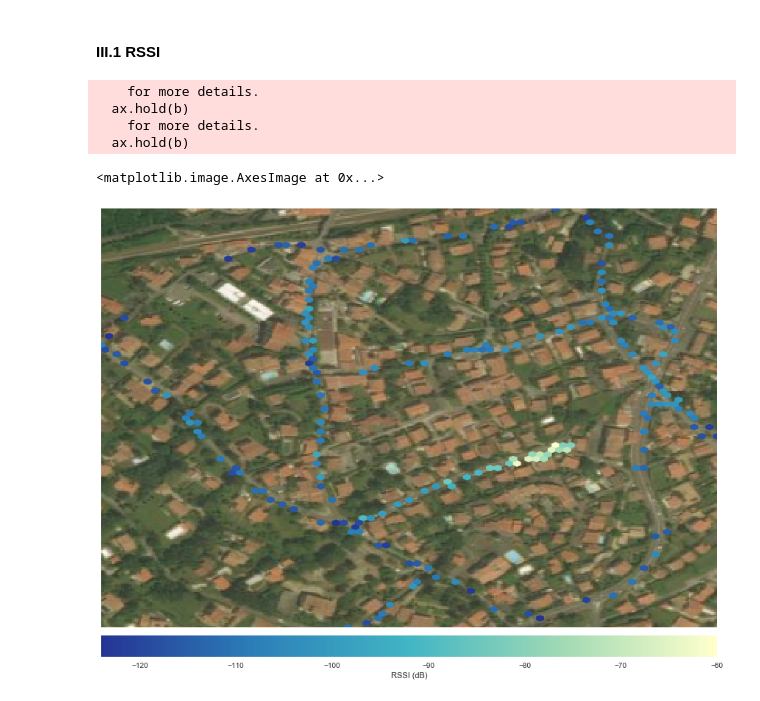
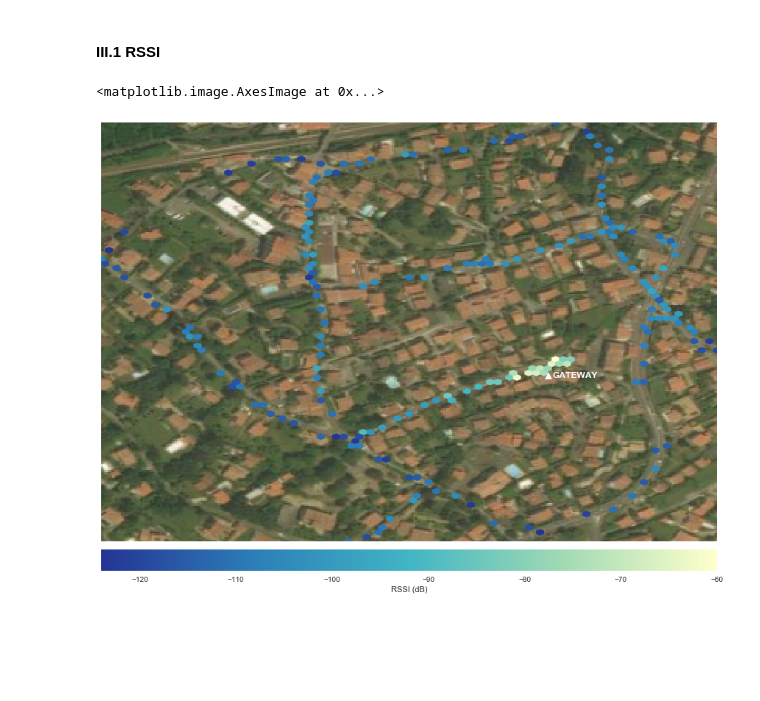
Before and after one commit to franckalbinet/iot-smr3128-ictp, a Jupyter notebook: python-fundamentals/data-analysis/lora-coverage-map.ipynb, the cells around one changed output. Drawn from its saved outputs; the diff is of its cells as text; code cells hidden in the pictures; blank space fills up the shorter version.

Commit message:
add gateway location

```diff
--- a/python-fundamentals/data-analysis/lora-coverage-map.ipynb
+++ b/python-fundamentals/data-analysis/lora-coverage-map.ipynb
@@ -127,26 +133,31 @@ bounds
 #### III.1 RSSI
 # %%
 plt.rcParams["figure.figsize"] = [15, 15]
+
 map = Basemap(llcrnrlon=bounds[1],llcrnrlat=bounds[0],
               urcrnrlon=bounds[3],urcrnrlat=bounds[2],
               epsg=4326)
 
+# Plotting the gateway
+lon = -1.606257
+lat = 43.422772
+x,y = map(lon, lat) # In our case epsg 4326 so no coord transformation required
+map.plot(x, y, 'w^', markersize=10)
+
+# Annotating
+delta = 5/10**5.
+plt.text(x+delta, y-delta/2, 'GATEWAY', fontsize=12, color='w', fontweight='bold')
+
+# Aggregate spatially (min value) points in hexagons (to avoir overplotting)
 map.hexbin(df.lon.values, df.lat.values, C = df.rssi.values,
            reduce_C_function = min, gridsize=80,
            mincnt=0, cmap=YlGnBu_5_r.get_mpl_colormap(),
            linewidths=0.5, edgecolors='none')
 
 map.colorbar(location='bottom', label='RSSI (dB)')
 
-#map.arcgisimage(service='ESRI_Imagery_World_2D', dpi=300, verbose= True)
-#map.arcgisimage(service='ESRI_StreetMap_World_2D', dpi=500, verbose= True)
-#map.arcgisimage(service='ESRI_StreetMap_World_2D', dpi=600, verbose= True)
-
+# Background image
 map.arcgisimage(service='World_Imagery', dpi=600, verbose= False)
 # %% [output]
-    for more details.
-  ax.hold(b)
-    for more details.
-  ax.hold(b)
+<matplotlib.image.AxesImage at 0x...>
-<matplotlib.image.AxesImage at 0x...>
-[figure, old version]
+[figure, new version]
```
Also changed, not shown: parts of 2 cells of this notebook, 1 other file.
